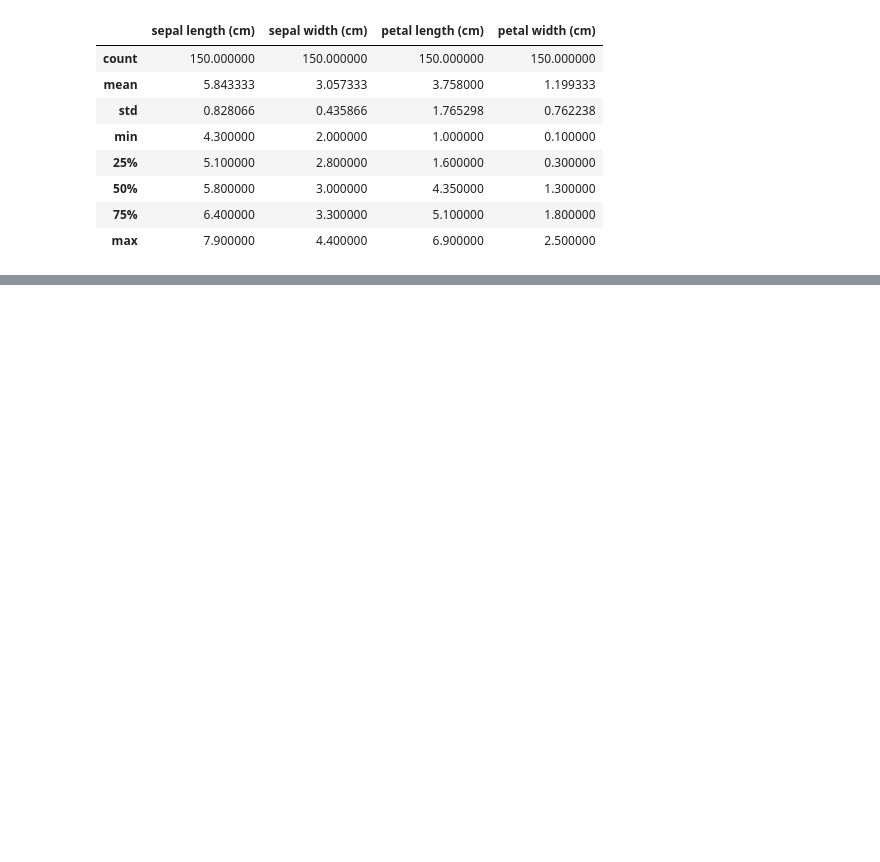
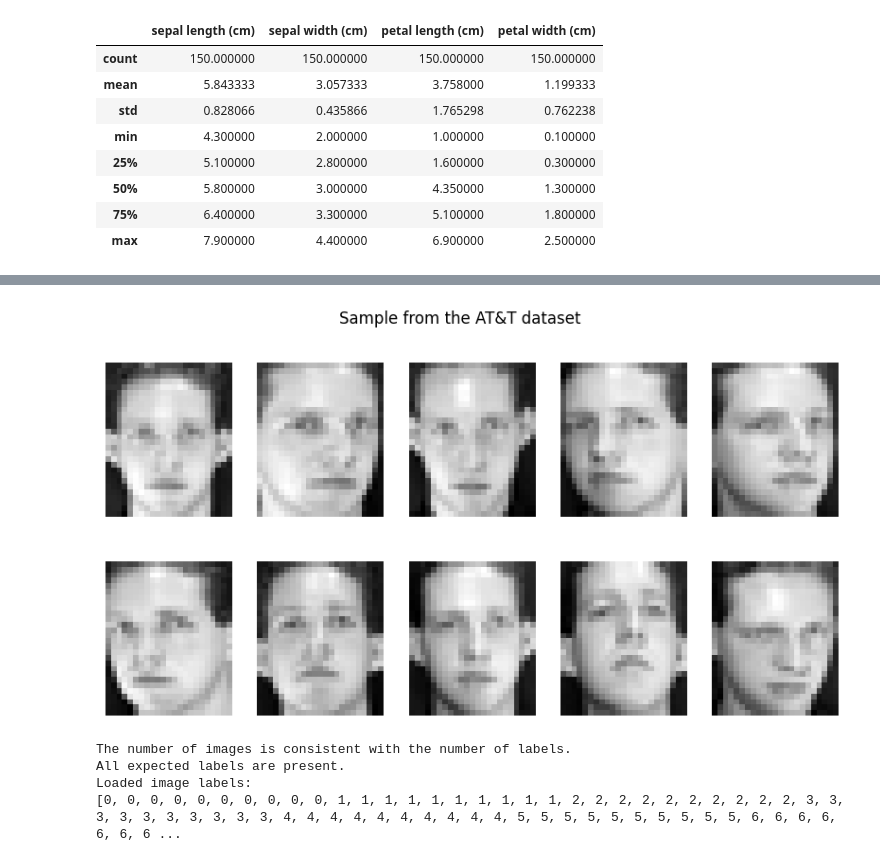
Before and after one commit to mouna-naim/MVA-Courses, a Jupyter notebook: Graphical_models/main.ipynb, the cells around one changed output, grey strips where cells are left out. Saved outputs shown, nothing was run; the diff lists cells and outputs as text; code cells hidden in the pictures; blank space fills up the shorter version.

```diff
--- a/Graphical_models/main.ipynb
+++ b/Graphical_models/main.ipynb
@@ -81,0 +144,76 @@ Distortion (PCA-guided K-means): 139.8204963597498
+# %%
+# Load the dataset
+def load_att_dataset_images(base_path):
+    images = []
+    X = []
+    labels = []
+    for person_id in range(1, 41):  # Loop through the person folders
+        person_folder = base_path / f"s{person_id}"
+        if not person_folder.exists():
+            print(f"Person folder not found: {person_folder}")
+            continue
+        for img_id in range(1, 11):  # Loop through the images of each person
+            img_path = person_folder / f"{img_id}.pgm"
+            if not img_path.exists():
+                print(f"File not found: {img_path}")
+                continue
+            try:
+                img = Image.open(img_path).resize((23, 28))  # Resize images
+                img_array = np.array(img)
+                images.append(img_array)
+                X.append(img_array.flatten())
+                labels.append(person_id - 1)  # Add person ID as label, starting from 0
+            except Exception as e:
+                print(f"Error loading {img_path}: {e}")
+    return images, X, labels
+
+def display_images(images, num_images=10):
+    plt.figure(figsize=(10, 5))
+    for i in range(min(num_images, len(images))):
+        plt.subplot(2, 5, i + 1)
+        plt.imshow(images[i], cmap='gray')
+        plt.axis('off')
+    plt.suptitle("Sample from the AT&T dataset")
+    plt.show()
+
+
+# Retrieve AT&T path
+current_directory = os.getcwd()
+data_path = os.path.join(current_directory, "Data", "AT&T")
+base_path = Path(data_path)
+
+# Load the images
+images, X_ATT, labels = load_att_dataset_images(base_path)
+
+# Check if images have been loaded
+if not images:
+    print("No images were loaded. Please check the dataset path and folder structure.")
+else:
+    # Display images
+    display_images(images)
+
+# Check that the number of images and labels is consistent
+if len(images) == len(labels):
+    print("The number of images is consistent with the number of labels.")
+else:
+    print(f"Inconsistency between the number of images and labels: {len(images)} images and {len(labels)} labels.")
+
+# Verify that the labels cover all expected classes
+expected_labels = set(range(40))
+actual_labels = set(labels)
+
+if expected_labels == actual_labels:
+    print("All expected labels are present.")
+else:
+    missing_labels = expected_labels - actual_labels
+    print(f"Some labels are missing: {missing_labels}")
+
+if labels:
+    print("Loaded image labels:")
+    print(labels)
+# %% [output]
+[figure, added]
+The number of images is consistent with the number of labels.
+All expected labels are present.
+Loaded image labels:
+[0, 0, 0, 0, 0, 0, 0, 0, 0, 0, 1, 1, 1, 1, 1, 1, 1, 1, 1, 1, 2, 2, 2, 2, 2, 2, 2, 2, 2, 2, 3, 3, 3, 3, 3, 3, 3, 3, 3, 3, 4, 4, 4, 4, 4, 4, 4, 4, 4, 4, 5, 5, 5, 5, 5, 5, 5, 5, 5, 5, 6, 6, 6, 6, 6, 6, 6 ...
```
Also changed, not shown: parts of 27 cells of this notebook, 3 other files.
